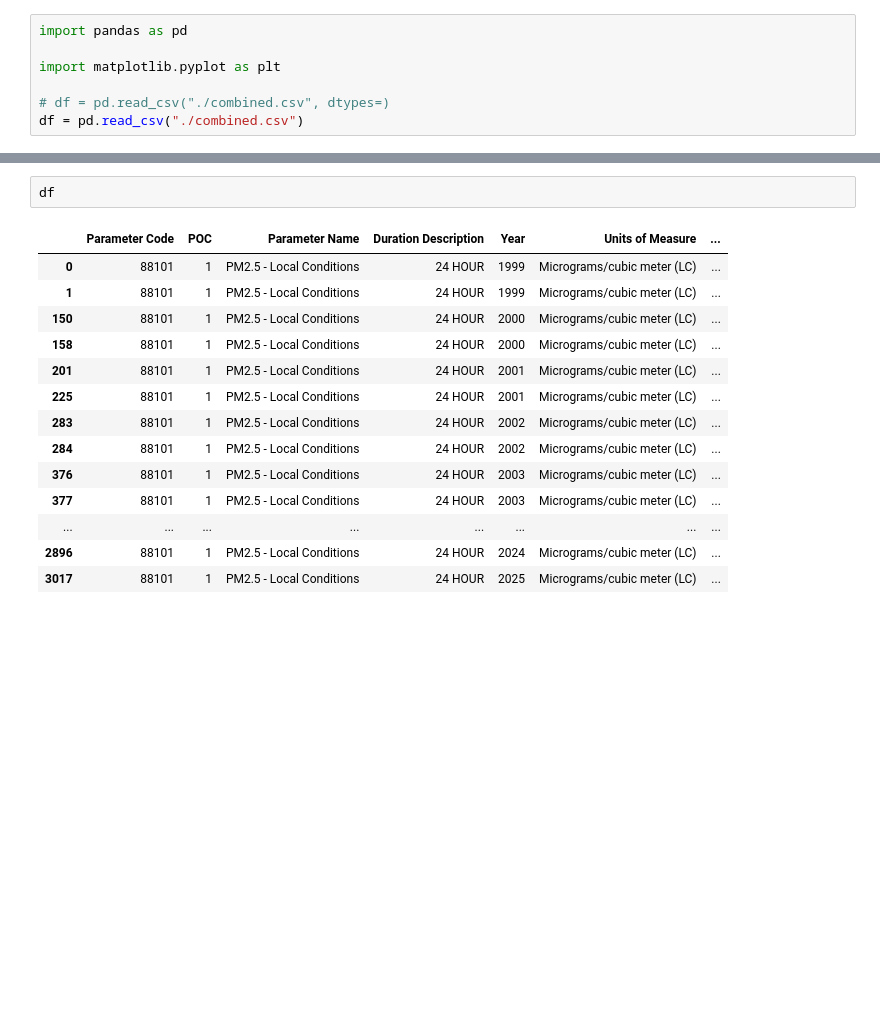
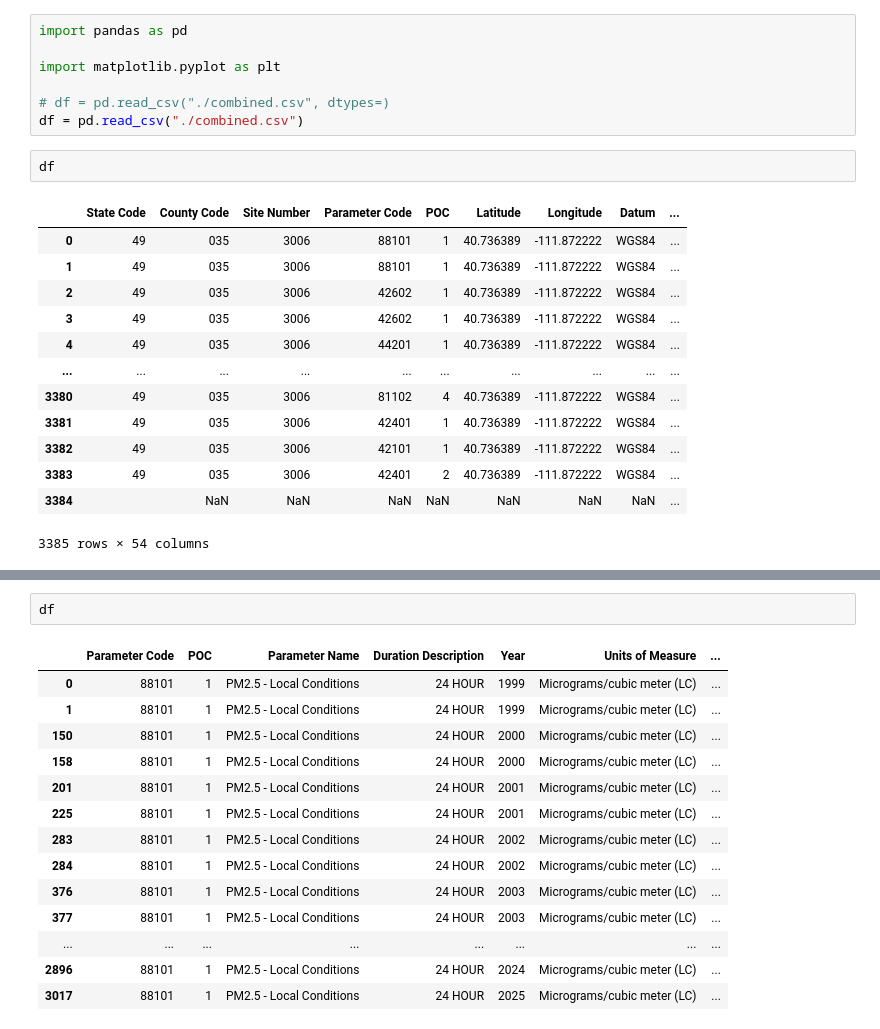
Before and after one commit to sodoo-gadal/UROP-SLC-AQ-, a Jupyter notebook: Salt_Lake_City_AQI/time_series.ipynb, the cells around one changed output, grey strips where cells are left out. Saved outputs shown, nothing was run; the diff lists cells and outputs as text; blank space fills up the shorter version.

```diff
--- a/Salt_Lake_City_AQI/time_series.ipynb
+++ b/Salt_Lake_City_AQI/time_series.ipynb
@@ -5,6 +5,22 @@ import matplotlib.pyplot as plt
 
 # df = pd.read_csv("./combined.csv", dtypes=)
 df = pd.read_csv("./combined.csv")
+# %%
+df
+# %% [output]
+|  | State Code | County Code | Site Number | Parameter Code | POC | Latitude | Longitude | Datum | ... |
+| 0 | 49 | 035 | 3006 | 88101 | 1 | 40.736389 | -111.872222 | WGS84 | ... |
+| 1 | 49 | 035 | 3006 | 88101 | 1 | 40.736389 | -111.872222 | WGS84 | ... |
+| 2 | 49 | 035 | 3006 | 42602 | 1 | 40.736389 | -111.872222 | WGS84 | ... |
+| 3 | 49 | 035 | 3006 | 42602 | 1 | 40.736389 | -111.872222 | WGS84 | ... |
+| 4 | 49 | 035 | 3006 | 44201 | 1 | 40.736389 | -111.872222 | WGS84 | ... |
+| ... | ... | ... | ... | ... | ... | ... | ... | ... | ... |
+| 3380 | 49 | 035 | 3006 | 81102 | 4 | 40.736389 | -111.872222 | WGS84 | ... |
+| 3381 | 49 | 035 | 3006 | 42401 | 1 | 40.736389 | -111.872222 | WGS84 | ... |
+| 3382 | 49 | 035 | 3006 | 42101 | 1 | 40.736389 | -111.872222 | WGS84 | ... |
+| 3383 | 49 | 035 | 3006 | 42401 | 2 | 40.736389 | -111.872222 | WGS84 | ... |
+| 3384 |  | NaN | NaN | NaN | NaN | NaN | NaN | NaN | ... |
+3385 rows × 54 columns
 # %%
 
 
```
Also changed, not shown: parts of 1 cell of this notebook.
